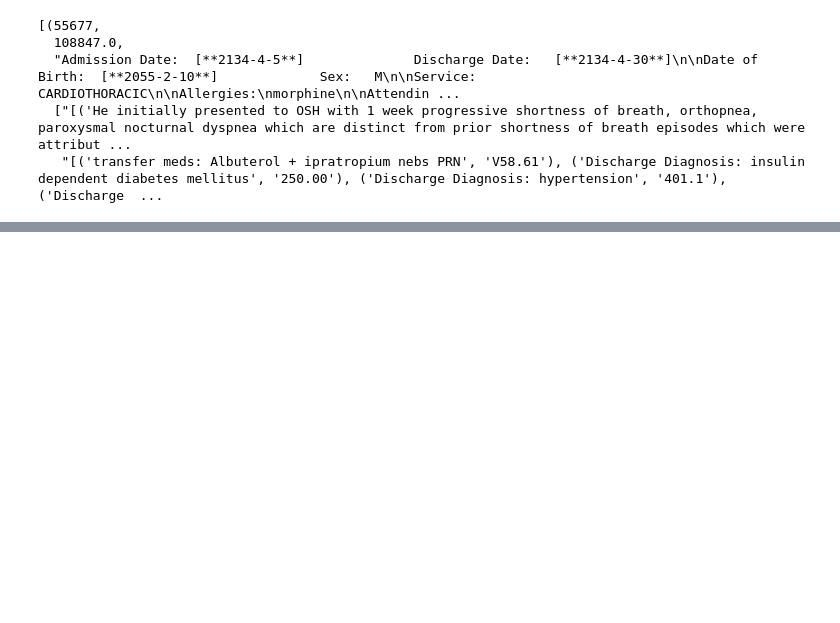
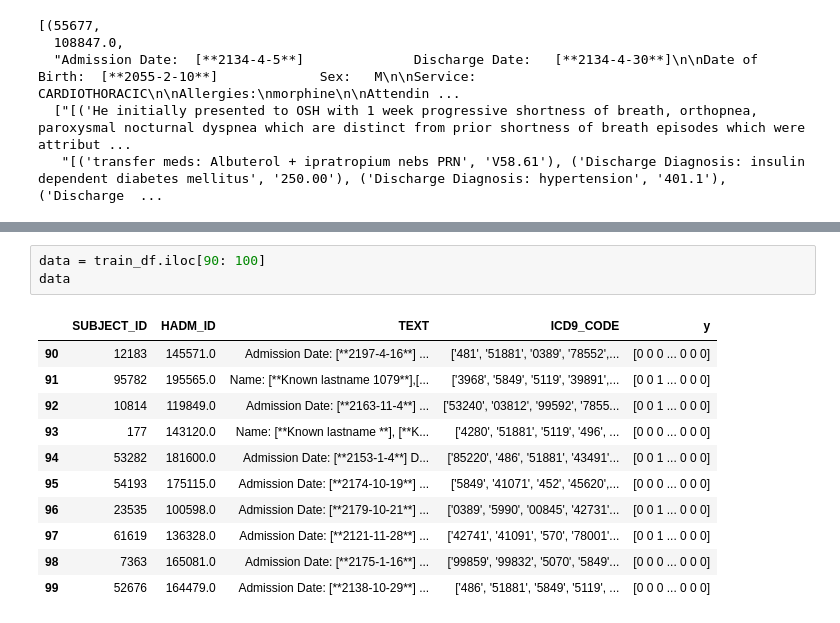
Before and after one commit to harsheet35/ICD-Coding, a Jupyter notebook: visualisation.ipynb, the cells around one changed output, grey strips where cells are left out. Cells and saved outputs as stored; diff of their text form; blank space fills up the shorter version.

```diff
--- a/visualisation.ipynb
+++ b/visualisation.ipynb
@@ -939,0 +979,15 @@ results
+# %%
+data = train_df.iloc[90: 100]
+data
+# %% [output]
+|  | SUBJECT_ID | HADM_ID | TEXT | ICD9_CODE | y |
+| 90 | 12183 | 145571.0 | Admission Date: [**2197-4-16**] ... | ['481', '51881', '0389', '78552',... | [0 0 0 ... 0 0 0] |
+| 91 | 95782 | 195565.0 | Name: [**Known lastname 1079**],[... | ['3968', '5849', '5119', '39891',... | [0 0 1 ... 0 0 0] |
+| 92 | 10814 | 119849.0 | Admission Date: [**2163-11-4**] ... | ['53240', '03812', '99592', '7855... | [0 0 1 ... 0 0 0] |
+| 93 | 177 | 143120.0 | Name: [**Known lastname **], [**K... | ['4280', '51881', '5119', '496', ... | [0 0 0 ... 0 0 0] |
+| 94 | 53282 | 181600.0 | Admission Date: [**2153-1-4**] D... | ['85220', '486', '51881', '43491'... | [0 0 1 ... 0 0 0] |
+| 95 | 54193 | 175115.0 | Admission Date: [**2174-10-19**] ... | ['5849', '41071', '452', '45620',... | [0 0 0 ... 0 0 0] |
+| 96 | 23535 | 100598.0 | Admission Date: [**2179-10-21**] ... | ['0389', '5990', '00845', '42731'... | [0 0 1 ... 0 0 0] |
+| 97 | 61619 | 136328.0 | Admission Date: [**2121-11-28**] ... | ['42741', '41091', '570', '78001'... | [0 0 1 ... 0 0 0] |
+| 98 | 7363 | 165081.0 | Admission Date: [**2175-1-16**] ... | ['99859', '99832', '5070', '5849'... | [0 0 0 ... 0 0 0] |
+| 99 | 52676 | 164479.0 | Admission Date: [**2138-10-29**] ... | ['486', '51881', '5849', '5119', ... | [0 0 0 ... 0 0 0] |
```
Also changed, not shown: parts of 4 cells of this notebook, 3 other files.
